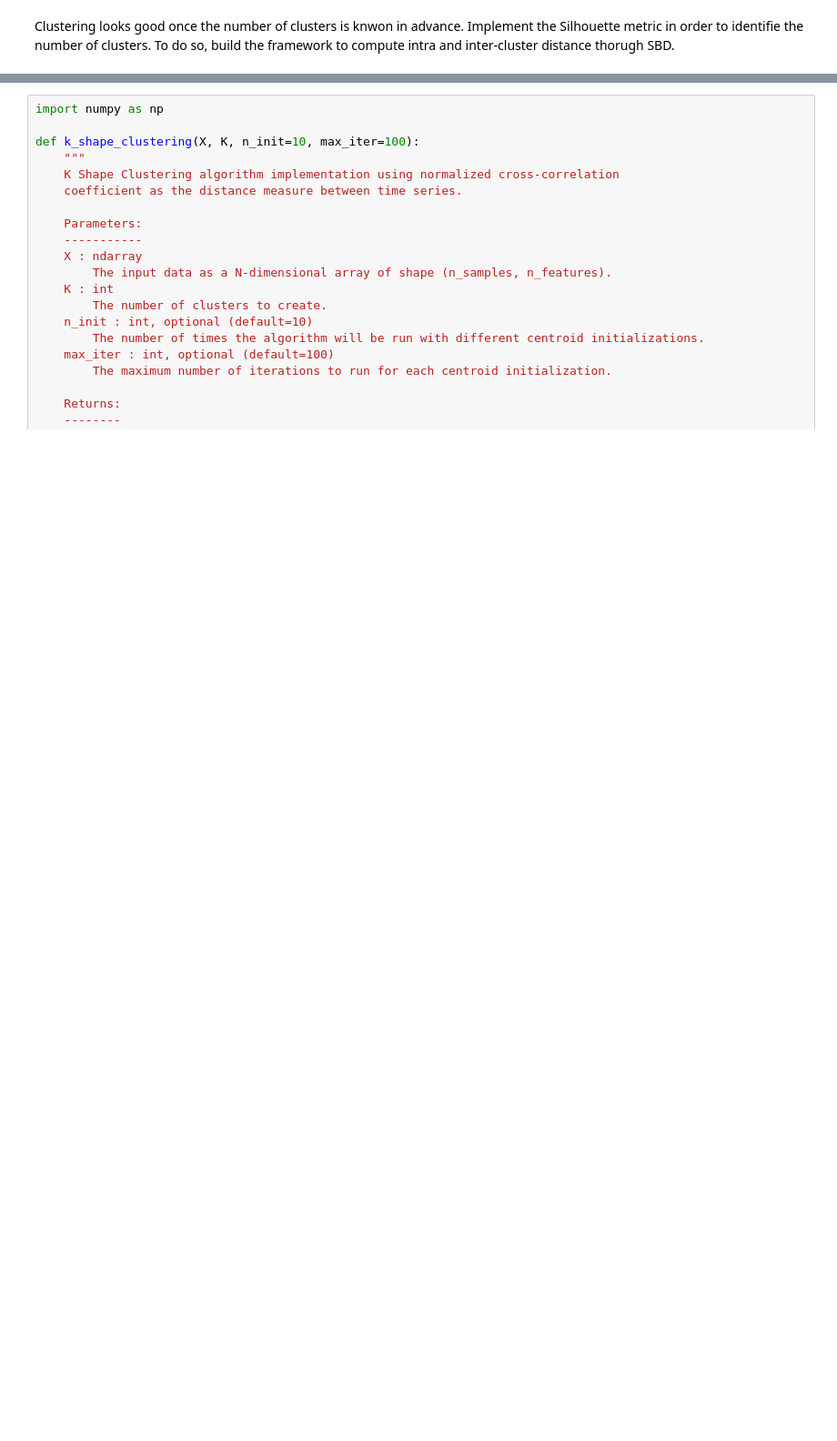
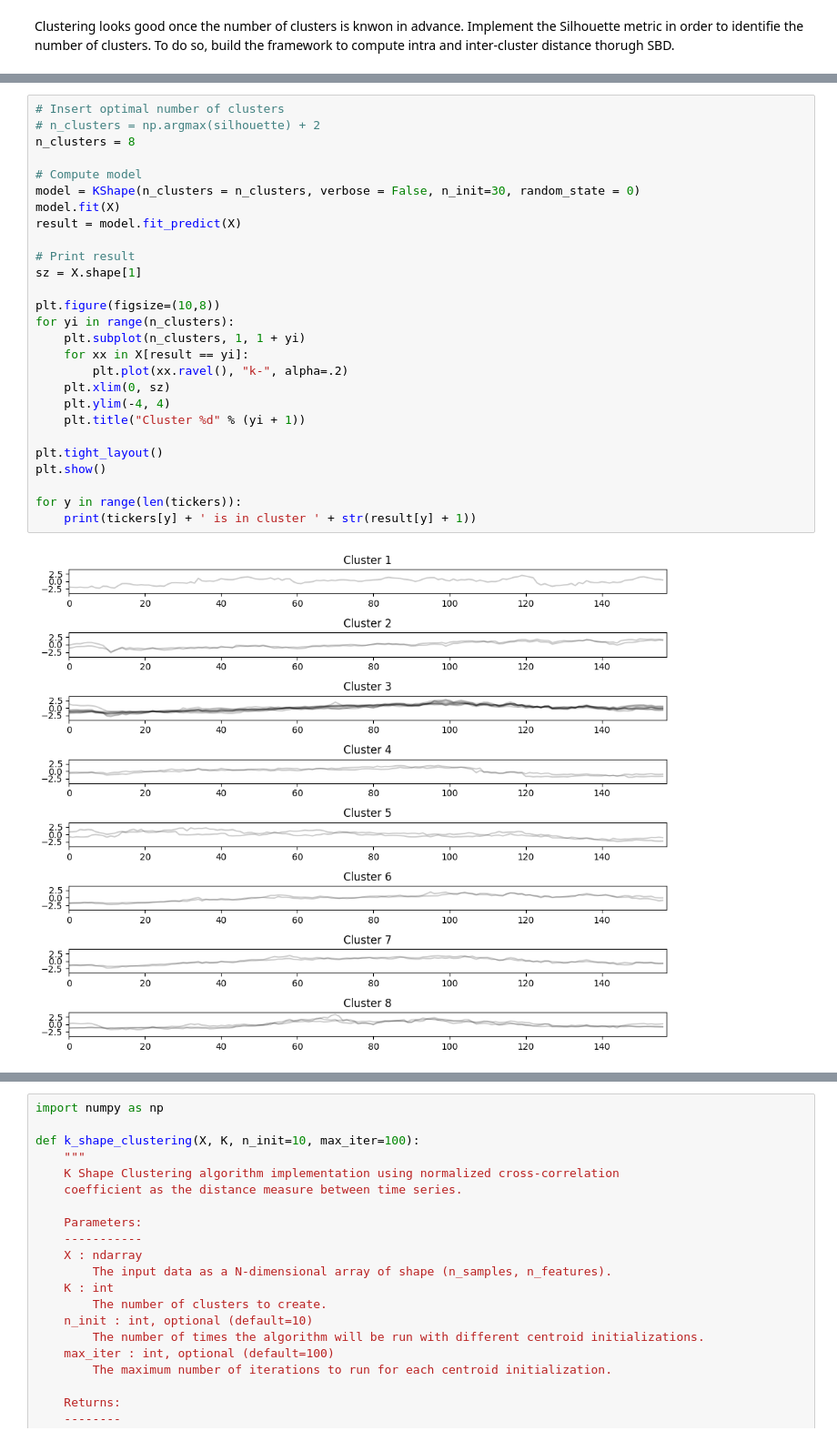
Before and after one commit to valerio591/JDE-Clustering, a Jupyter notebook: kshape.ipynb, the cells around one changed output, grey strips where cells are left out. Shown at 91% size. Drawn from its saved outputs; the diff is of its cells as text; blank space fills up the shorter version.

```diff
--- a/kshape.ipynb
+++ b/kshape.ipynb
@@ -138,0 +226,29 @@ print(sbd(btc,eth))
+# %%
+# Insert optimal number of clusters
+# n_clusters = np.argmax(silhouette) + 2
+n_clusters = 8
+
+# Compute model
+model = KShape(n_clusters = n_clusters, verbose = False, n_init=30, random_state = 0)
+model.fit(X)
+result = model.fit_predict(X)
+
+# Print result
+sz = X.shape[1]
+
+plt.figure(figsize=(10,8))
+for yi in range(n_clusters):
+    plt.subplot(n_clusters, 1, 1 + yi)
+    for xx in X[result == yi]:
+        plt.plot(xx.ravel(), "k-", alpha=.2)
+    plt.xlim(0, sz)
+    plt.ylim(-4, 4)
+    plt.title("Cluster %d" % (yi + 1))
+
+plt.tight_layout()
+plt.show()
+
+for y in range(len(tickers)):
+    print(tickers[y] + ' is in cluster ' + str(result[y] + 1))
+# %% [output]
+[figure, added]
```
Also changed, not shown: parts of 13 cells of this notebook.
